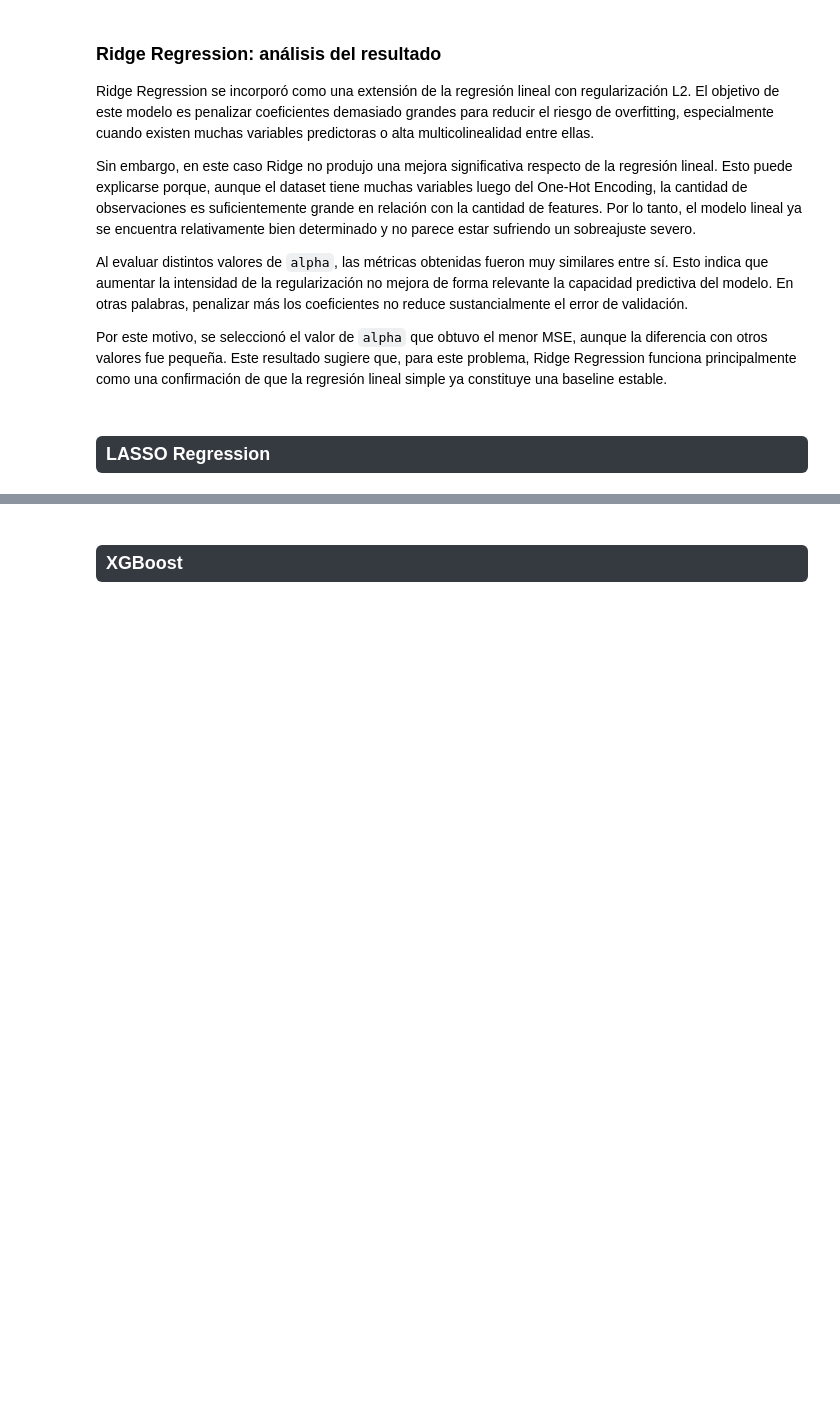
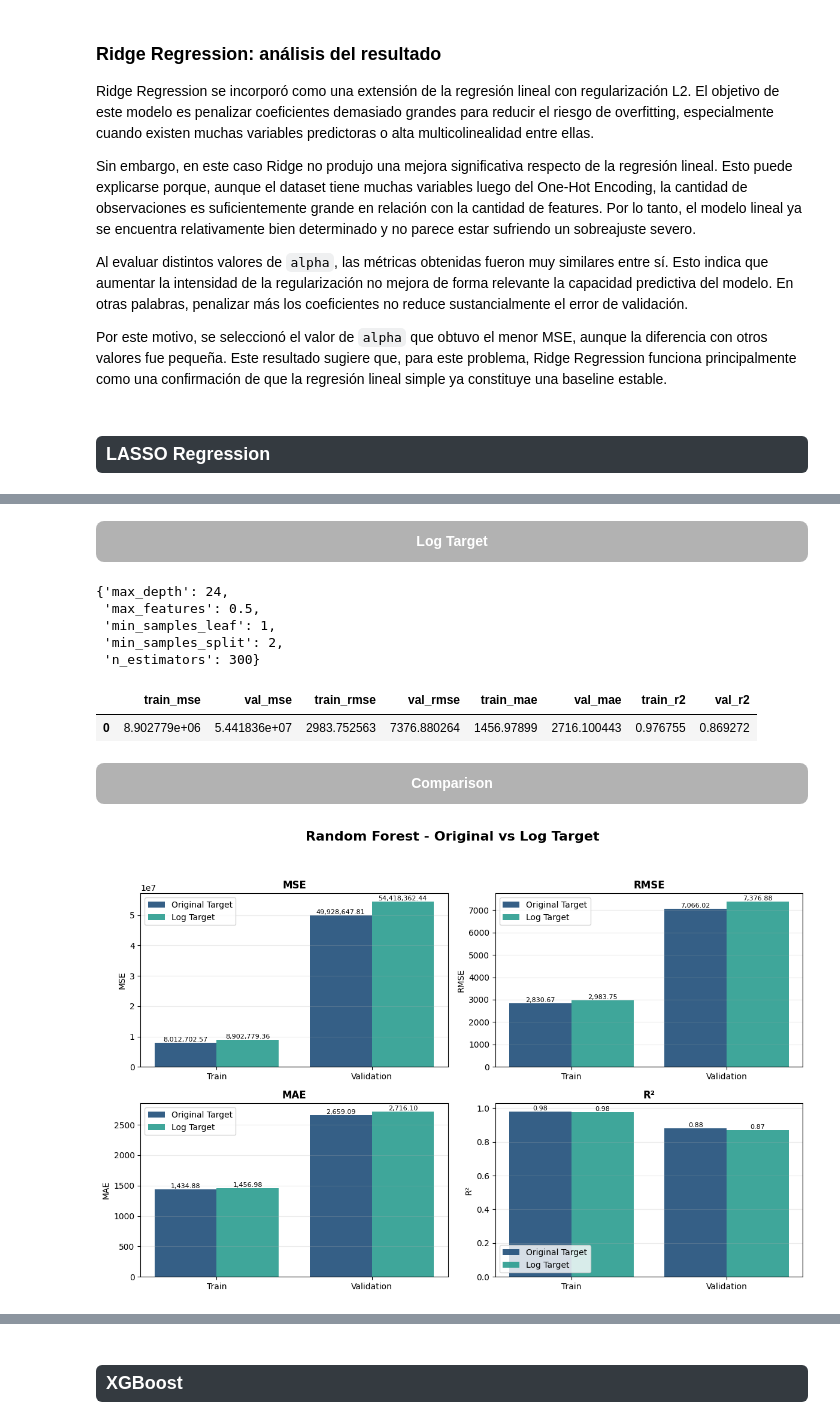
Before and after one commit to abrildiaco/TP_Final_ML, a Jupyter notebook: notebooks/modeling.ipynb, the cells around one changed output, grey strips where cells are left out. Drawn from its saved outputs; the diff is of its cells as text; code cells hidden in the pictures; blank space fills up the shorter version.

```diff
--- a/notebooks/modeling.ipynb
+++ b/notebooks/modeling.ipynb
@@ -137,0 +409,75 @@ visual.plot_regression_metrics(
+# %% [markdown]
+<div style="
+    text-align: center;
+    background-color: rgba(0, 0, 0, 0.3);
+    color: white;
+    padding: 10px;
+    border-radius: 8px;
+    font-weight: bold;
+">
+Log Target
+</div>
+# %%
+RF_LOG_PARAM_GRID = {
+    "max_depth": [24, 26, 28],
+    "max_features": [0.45, 0.5, 0.55],
+    "min_samples_leaf": [1],
+    "min_samples_split": [2, 3],
+    "n_estimators": [300, 500]
+}
+
+RUN_RF_LOG_SEARCH = False
+# %%
+best_rf_log_params, rf_log_search_results = gs.run_or_load_random_forest_search(
+    X_train=X_train_pp,
+    y_train=y_train,
+    param_grid=RF_LOG_PARAM_GRID,
+    output_path="../results/random_forest/rf_log_target_search.csv",
+    run_search=RUN_RF_LOG_SEARCH,
+    cv=3,
+    use_log_target=True,
+    scoring="rmse",
+)
+
+best_rf_log_params
+# %% [output]
+{'max_depth': 24,
+ 'max_features': 0.5,
+ 'min_samples_leaf': 1,
+ 'min_samples_split': 2,
+ 'n_estimators': 300}
+# %%
+rf_log_model, rf_log_metrics, rf_log_predictions = mod.train_random_forest(
+    X_train_pp,
+    y_train,
+    X_val_pp,
+    y_val,
+    use_log_target=True,
+    **best_rf_log_params,
+)
+
+rf_log_metrics
+# %% [output]
+|  | train_mse | val_mse | train_rmse | val_rmse | train_mae | val_mae | train_r2 | val_r2 |
+| 0 | 8.902779e+06 | 5.441836e+07 | 2983.752563 | 7376.880264 | 1456.97899 | 2716.100443 | 0.976755 | 0.869272 |
+# %% [markdown]
+<div style="
+    text-align: center;
+    background-color: rgba(0, 0, 0, 0.3);
+    color: white;
+    padding: 10px;
+    border-radius: 8px;
+    font-weight: bold;
+">
+Comparison
+</div>
+# %%
+visual.plot_regression_metrics_comparison(
+    {
+        "Original Target": rf_metrics,
+        "Log Target": rf_log_metrics,
+    },
+    title="Random Forest - Original vs Log Target"
+)
+# %% [output]
+[figure, added]
```
Also changed, not shown: parts of 84 cells of this notebook, 6 other files.
